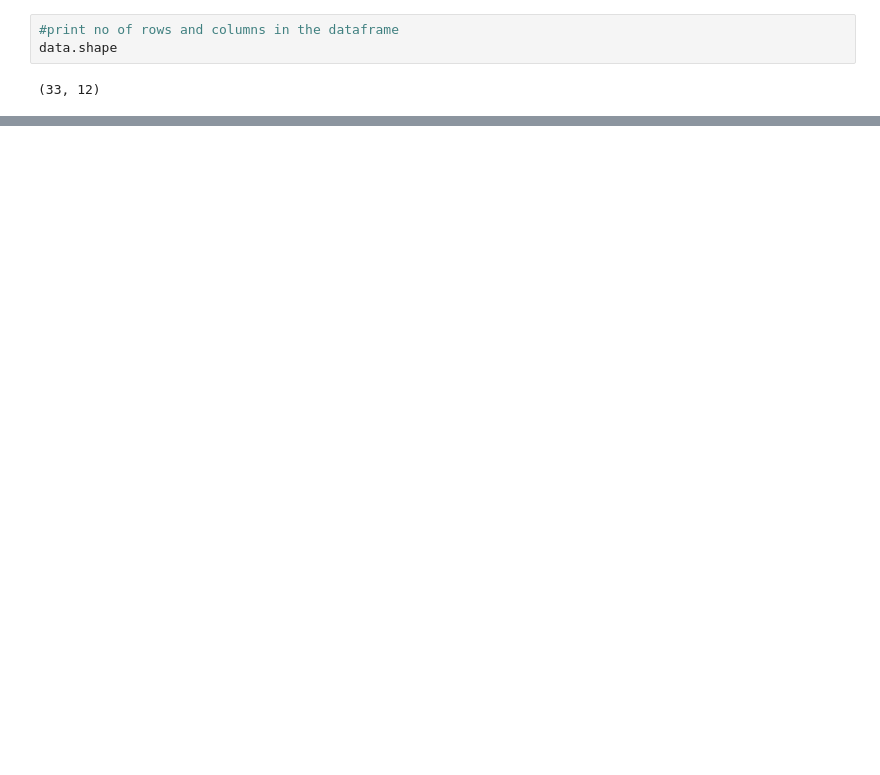
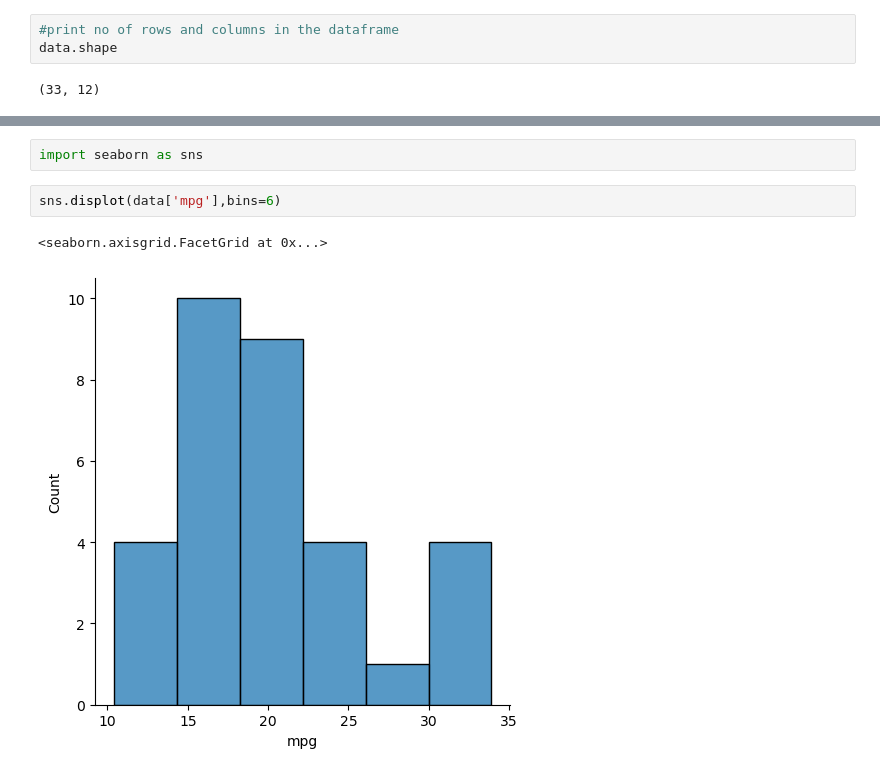
Before and after one commit to mariyajoseph2002/python, a Jupyter notebook: nb1.ipynb, the cells around one changed output, grey strips where cells are left out. Saved outputs shown, nothing was run; the diff lists cells and outputs as text; blank space fills up the shorter version.

```diff
--- a/nb1.ipynb
+++ b/nb1.ipynb
@@ -55,0 +59,7 @@ data.shape
+# %%
+import seaborn as sns
+# %%
+sns.displot(data['mpg'],bins=6)
+# %% [output]
+<seaborn.axisgrid.FacetGrid at 0x...>
+[figure, added]
```
Also changed, not shown: parts of 8 cells of this notebook, 1 other file.
